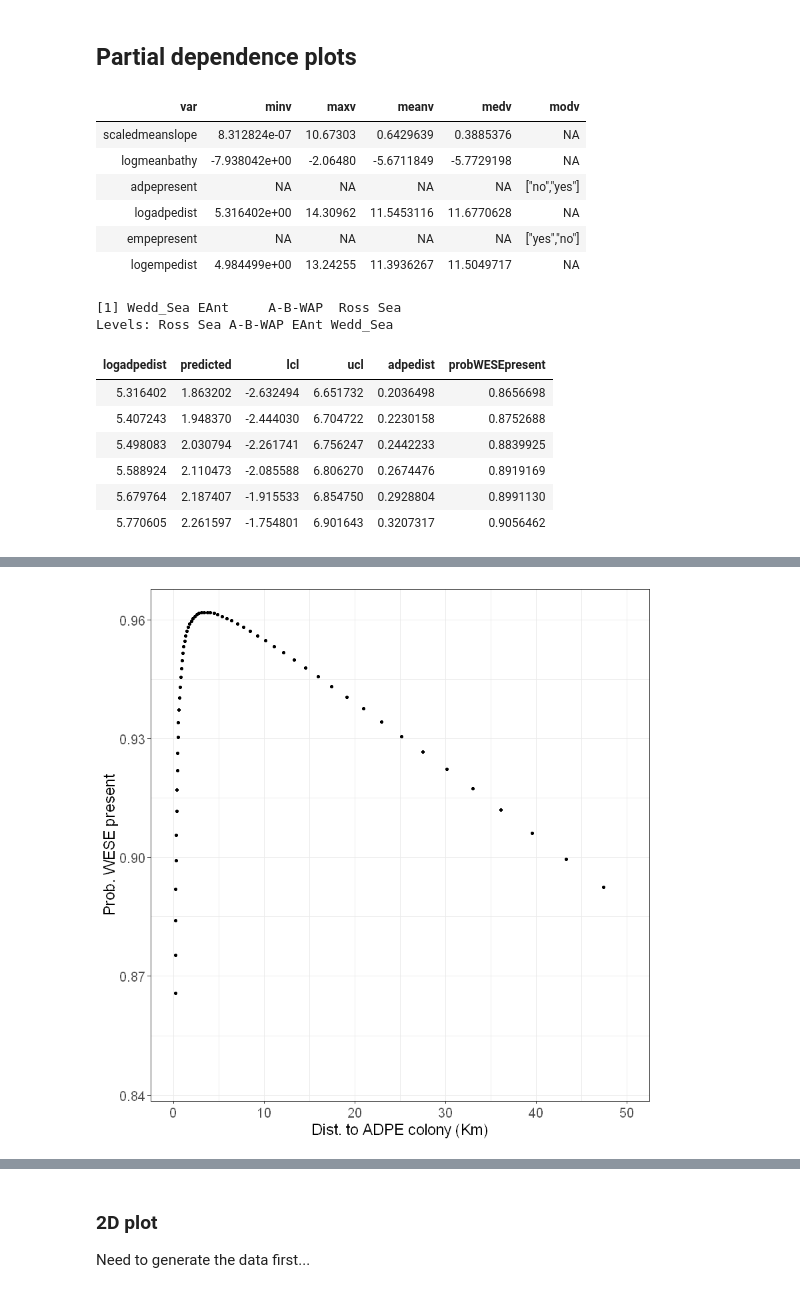
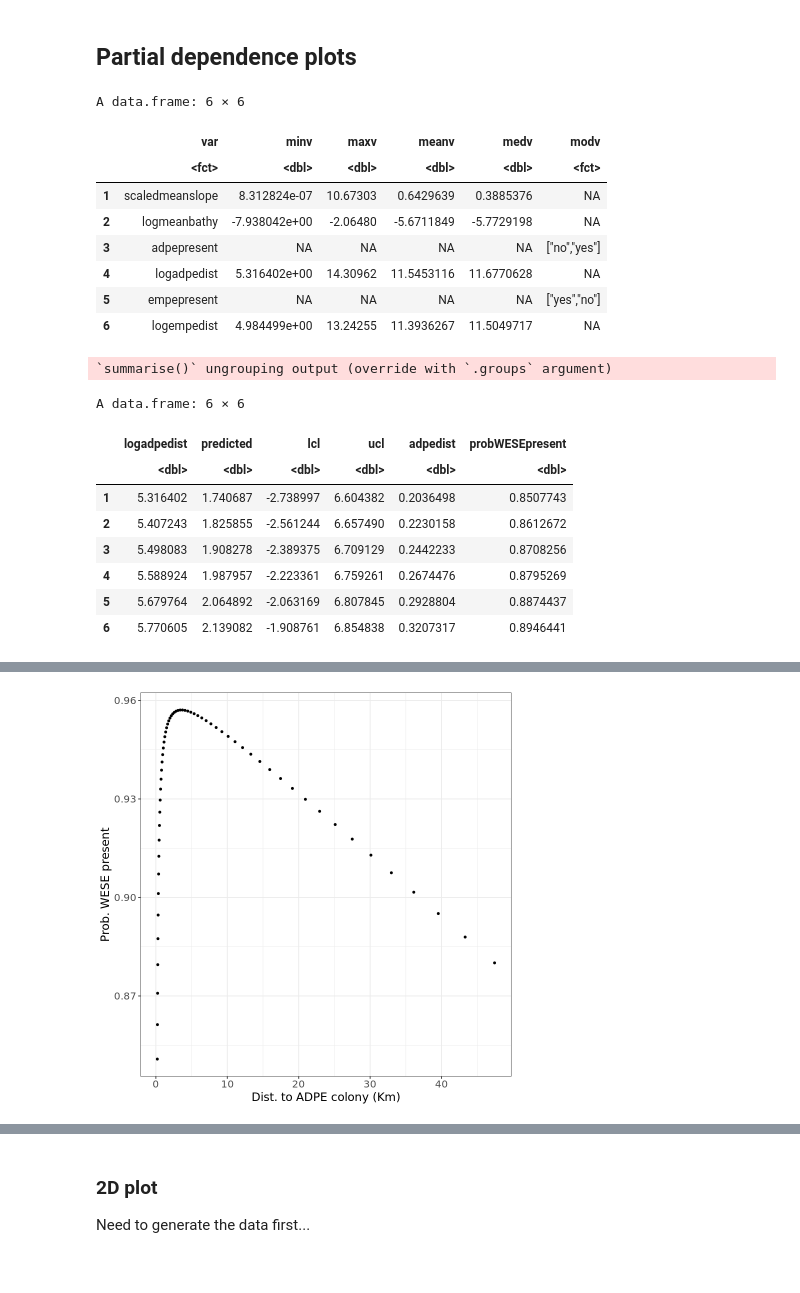
Before and after one commit to pointblue/ContinentalWESEestimates, a Jupyter notebook: notebooks/ContinentalWESE_regressionAnalyses.ipynb, the cells around one changed output, grey strips where cells are left out. Drawn from its saved outputs; the diff is of its cells as text; code cells hidden in the pictures.

```diff
--- a/notebooks/ContinentalWESE_regressionAnalyses.ipynb
+++ b/notebooks/ContinentalWESE_regressionAnalyses.ipynb
@@ -268,38 +314,37 @@ fml<-paste0("presence~scaledmeanslope+I(scaledmeanslope^2)+logmeanbathy+adpepres
 #Need this description of the data
 varDesc<-getVarDesc(data=wesedf2,fml=fml)
 head(varDesc)
-unique(wesedf2$Region)
 # %% [output]
+A data.frame: 6 × 6
-| var | minv | maxv | meanv | medv | modv |
-| scaledmeanslope | 8.312824e-07 | 10.67303 | 0.6429639 | 0.3885376 | NA |
-| logmeanbathy | -7.938042e+00 | -2.06480 | -5.6711849 | -5.7729198 | NA |
-| adpepresent | NA | NA | NA | NA | ["no","yes"] |
-| logadpedist | 5.316402e+00 | 14.30962 | 11.5453116 | 11.6770628 | NA |
-| empepresent | NA | NA | NA | NA | ["yes","no"] |
-| logempedist | 4.984499e+00 | 13.24255 | 11.3936267 | 11.5049717 | NA |
+|  | var | minv | maxv | meanv | medv | modv |
+|  | <fct> | <dbl> | <dbl> | <dbl> | <dbl> | <fct> |
+| 1 | scaledmeanslope | 8.312824e-07 | 10.67303 | 0.6429639 | 0.3885376 | NA |
+| 2 | logmeanbathy | -7.938042e+00 | -2.06480 | -5.6711849 | -5.7729198 | NA |
+| 3 | adpepresent | NA | NA | NA | NA | ["no","yes"] |
+| 4 | logadpedist | 5.316402e+00 | 14.30962 | 11.5453116 | 11.6770628 | NA |
+| 5 | empepresent | NA | NA | NA | NA | ["yes","no"] |
+| 6 | logempedist | 4.984499e+00 | 13.24255 | 11.3936267 | 11.5049717 | NA |
-[1] Wedd_Sea EAnt     A-B-WAP  Ross Sea
-Levels: Ross Sea A-B-WAP EAnt Wedd_Sea
 # %%
 #1D partial dependence plot
-newdata<-getNewData(varDesc=varDesc,pdvars="logadpedist",useMedian=TRUE,
+newdata<-getNewData(varDesc=varDesc,pdvars="logadpedist",useMedian=FALSE,
                     factorvals=data.frame(name=c("adpepresent","empepresent","Region"),value=c("yes","yes","Ross Sea")))
 pddata<-getpdData(reslst=reslst,newdata=newdata,pdvars="logadpedist",type="glm")
 pddata$adpedist<-exp(pddata$logadpedist)/1000
 pddata$probWESEpresent<-exp(pddata$predicted)/(1+exp(pddata$predicted))
 head(pddata)
-## IF Region is Ross Sea, set filter below to 80 km, otherwise 150 km
-ggplot(subset(pddata,adpedist<=80),aes(x=adpedist,y=probWESEpresent)) +
-#ggplot(pddata,aes(x=adpedist,y=probWESEpresent)) +
+ggplot(subset(pddata,adpedist<50),aes(x=adpedist,y=probWESEpresent)) +
     #geom_bar(stat="freq")
     #geom_ribbon(aes(ymin=lcl,ymax=ucl),fill="light gray",alpha=0.5) +
     geom_point(size=1,color="black") + labs(x="Dist. to ADPE colony (Km)",y="Prob. WESE present") +
-    scale_x_continuous(limits=c(0,50)) +
     theme_bw() + theme(axis.text=element_text(size=12), axis.title=element_text(size=14))
 # %% [output]
+`summarise()` ungrouping output (override with `.groups` argument)
+A data.frame: 6 × 6
-| logadpedist | predicted | lcl | ucl | adpedist | probWESEpresent |
-| 5.316402 | 1.863202 | -2.632494 | 6.651732 | 0.2036498 | 0.8656698 |
-| 5.407243 | 1.948370 | -2.444030 | 6.704722 | 0.2230158 | 0.8752688 |
-| 5.498083 | 2.030794 | -2.261741 | 6.756247 | 0.2442233 | 0.8839925 |
-| 5.588924 | 2.110473 | -2.085588 | 6.806270 | 0.2674476 | 0.8919169 |
-| 5.679764 | 2.187407 | -1.915533 | 6.854750 | 0.2928804 | 0.8991130 |
-| 5.770605 | 2.261597 | -1.754801 | 6.901643 | 0.3207317 | 0.9056462 |
+|  | logadpedist | predicted | lcl | ucl | adpedist | probWESEpresent |
+|  | <dbl> | <dbl> | <dbl> | <dbl> | <dbl> | <dbl> |
+| 1 | 5.316402 | 1.740687 | -2.738997 | 6.604382 | 0.2036498 | 0.8507743 |
+| 2 | 5.407243 | 1.825855 | -2.561244 | 6.657490 | 0.2230158 | 0.8612672 |
+| 3 | 5.498083 | 1.908278 | -2.389375 | 6.709129 | 0.2442233 | 0.8708256 |
+| 4 | 5.588924 | 1.987957 | -2.223361 | 6.759261 | 0.2674476 | 0.8795269 |
+| 5 | 5.679764 | 2.064892 | -2.063169 | 6.807845 | 0.2928804 | 0.8874437 |
+| 6 | 5.770605 | 2.139082 | -1.908761 | 6.854838 | 0.3207317 | 0.8946441 |
@@ -308,4 +351,4 @@ Warning message:
-[figure, old version]
+[figure, new version]
 # %%
 ## getting the data to plot all lines combined in one plot, with confint values as a shade...
 allregdata<-data.frame()
```
Also changed, not shown: parts of 9 cells of this notebook, 3 other files.
